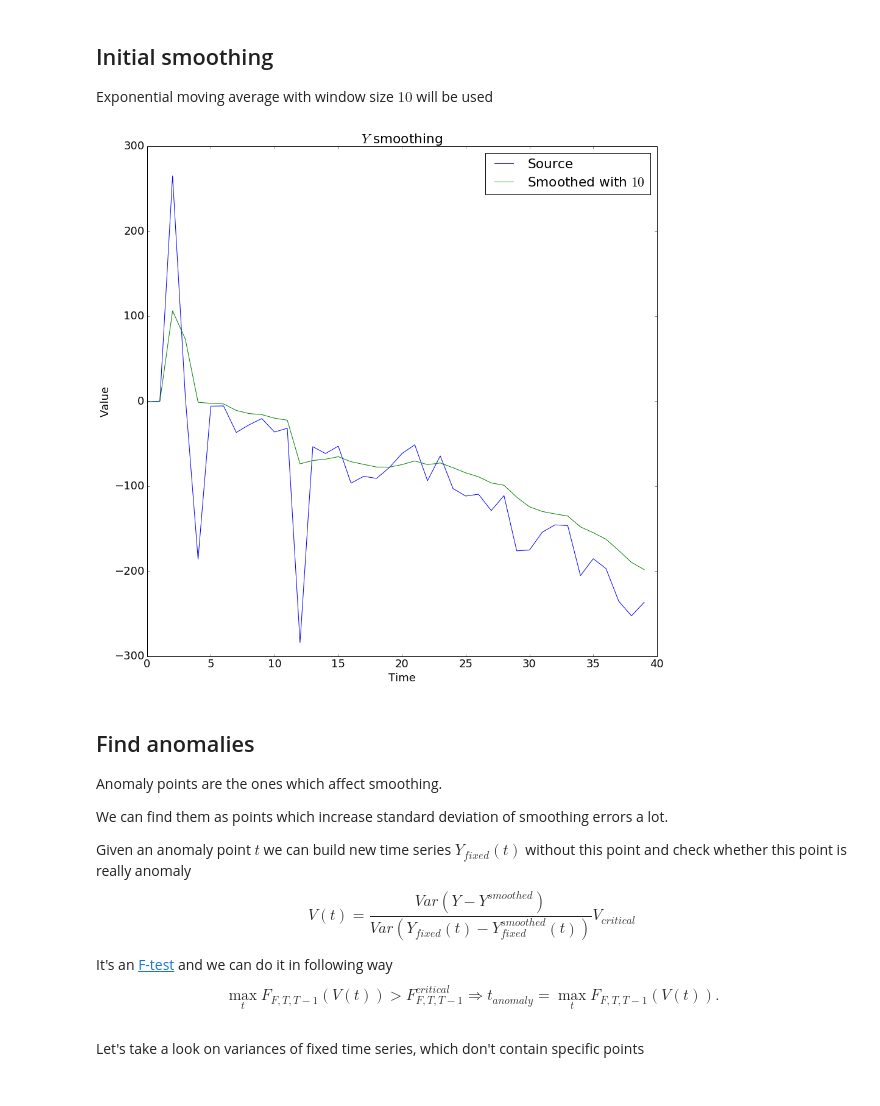
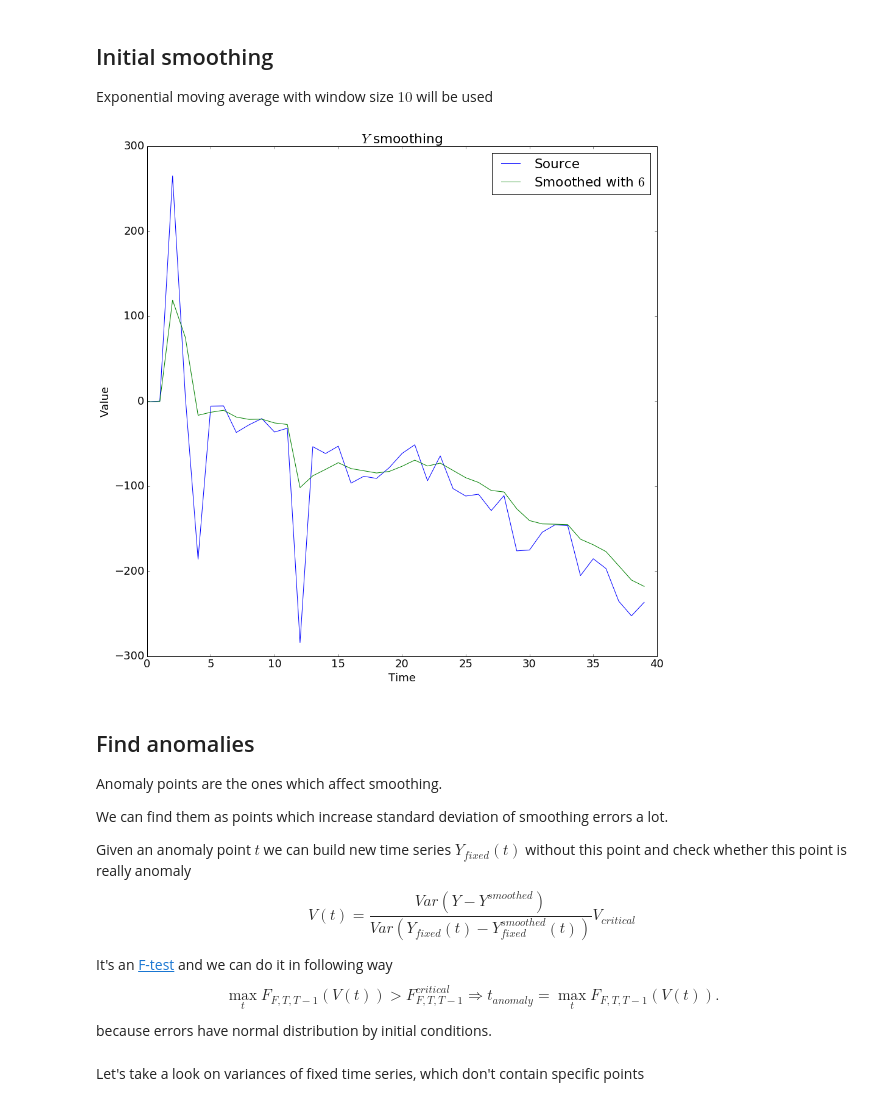
Before and after one commit to definability/statistical-analysis, a Jupyter notebook: course/Notebook/Coursework.ipynb, the cells around one changed output. Drawn from its saved outputs; the diff is of its cells as text; code cells hidden in the pictures.

```diff
--- a/course/Notebook/Coursework.ipynb
+++ b/course/Notebook/Coursework.ipynb
@@ -70,21 +71,21 @@ plt.show()
 
 Exponential moving average with window size $10$ will be used
 # %%
-span = 10
+span = 6
 smoothed_y = ewma(y, span=span)
 
 plt.plot(t, y, label='Source')
 plt.plot(t, smoothed_y, label='Smoothed with $%d$'%span)
 
 plt.title('$Y$ smoothing')
 plt.ylabel('Value')
 plt.xlabel('Time')
 
 plt.legend()
 
 plt.show()
 # %% [output]
-[figure, old version]
+[figure, new version]
 # %% [markdown]
 ## Find anomalies
 
@@ -107,6 +108,7 @@ $$
 \Longrightarrow
 t_{anomaly} = \max\limits_{t}{F_{F, T, T-1}\left( V\left( t \right) \right)}.
 $$
+because errors have normal distribution by initial conditions.
 # %%
 def get_fixed_std(data_series, position, span):
     data_series = delete(data_series, position)
```
Also changed, not shown: parts of 12 cells of this notebook.
